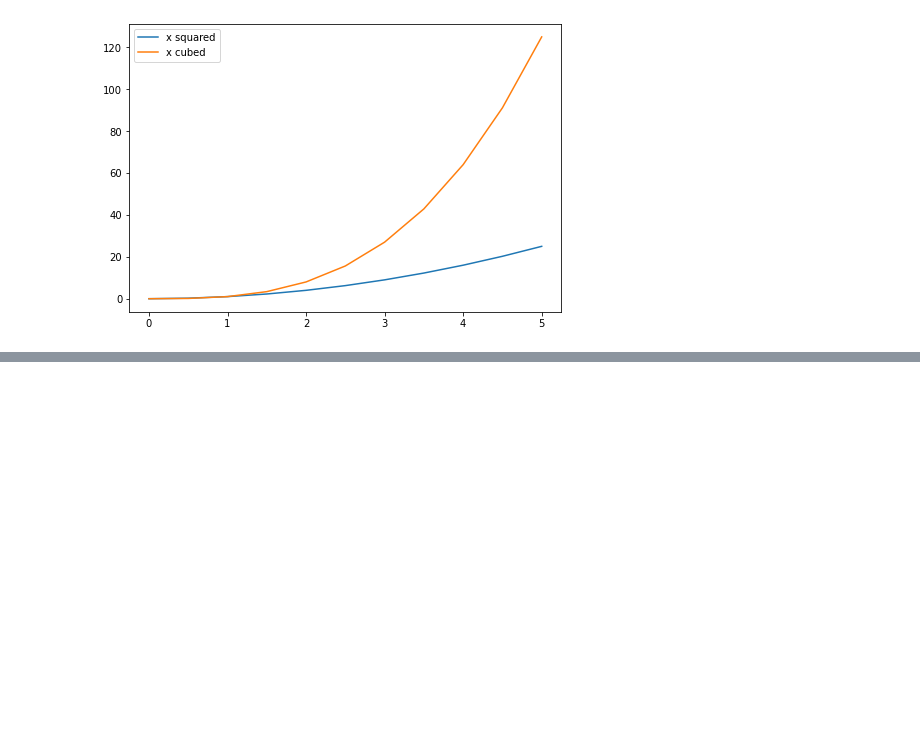
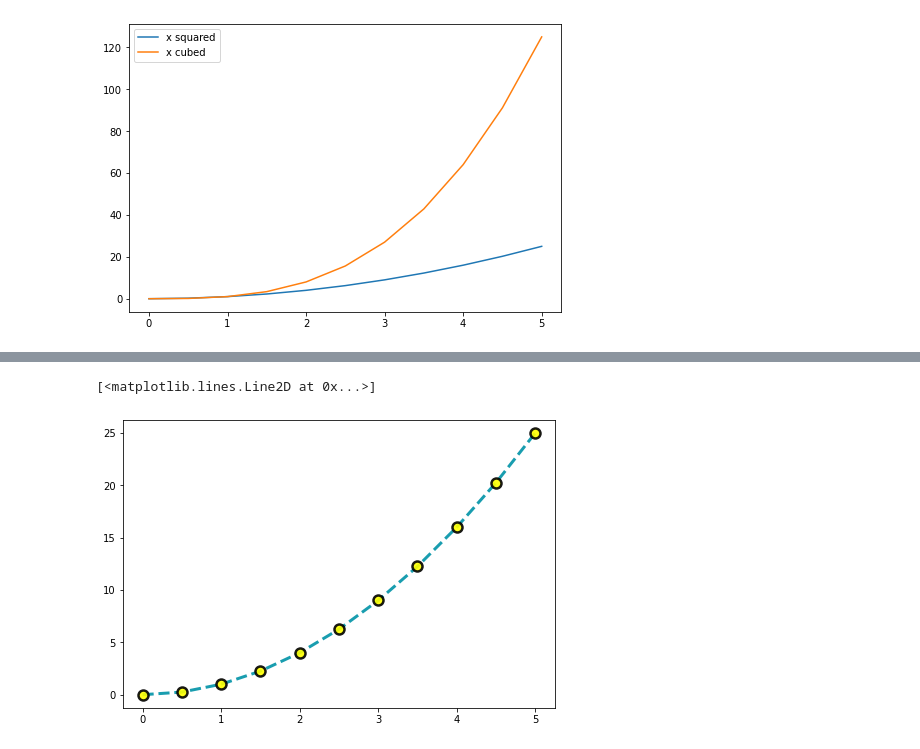
Before and after one commit to fgias/ds-ml-udemy, a Jupyter notebook: 05-Data-Visualization-with-Matplotlib/01-Matplotlib Concepts Lecture.ipynb, the cells around one changed output, grey strips where cells are left out. Cells and saved outputs as stored; diff of their text form; code cells hidden in the pictures; blank space fills up the shorter version.

```diff
--- a/05-Data-Visualization-with-Matplotlib/01-Matplotlib Concepts Lecture.ipynb
+++ b/05-Data-Visualization-with-Matplotlib/01-Matplotlib Concepts Lecture.ipynb
@@ -100,0 +109,15 @@ ax.legend(loc=0) # default is loc = 0: "best position"
+# %%
+fig = plt.figure()
+ax = fig.add_axes([0,0,1,1])
+
+ax.plot(x, y, color='#0093A7', linewidth=3, alpha=0.9, linestyle='--',
+        marker='o', markersize=10, markerfacecolor='yellow',
+        markeredgewidth=2.5, markeredgecolor='black')
+
+# custom color: RGB Hex Code
+# alpha: transparency
+# `linewidth=` also `lw=`
+# `linestyle=` also `ls=`
+# %% [output]
+[<matplotlib.lines.Line2D at 0x...>]
+[figure, added]
```
Also changed, not shown: parts of 6 cells of this notebook.
